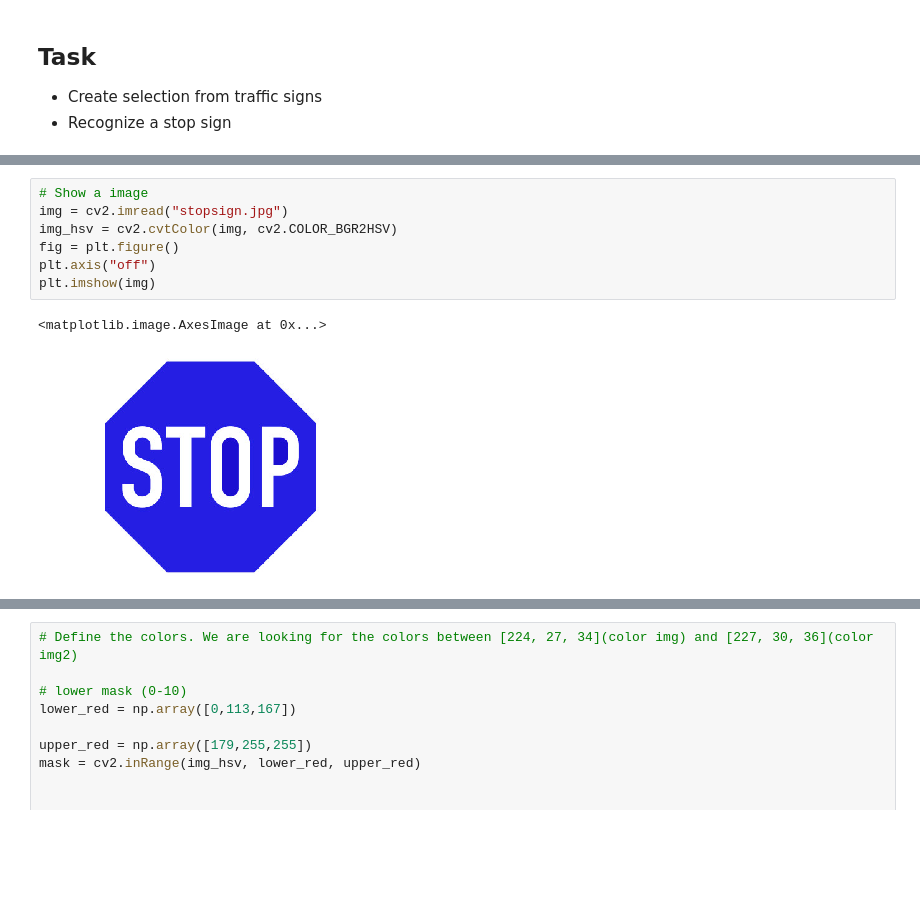
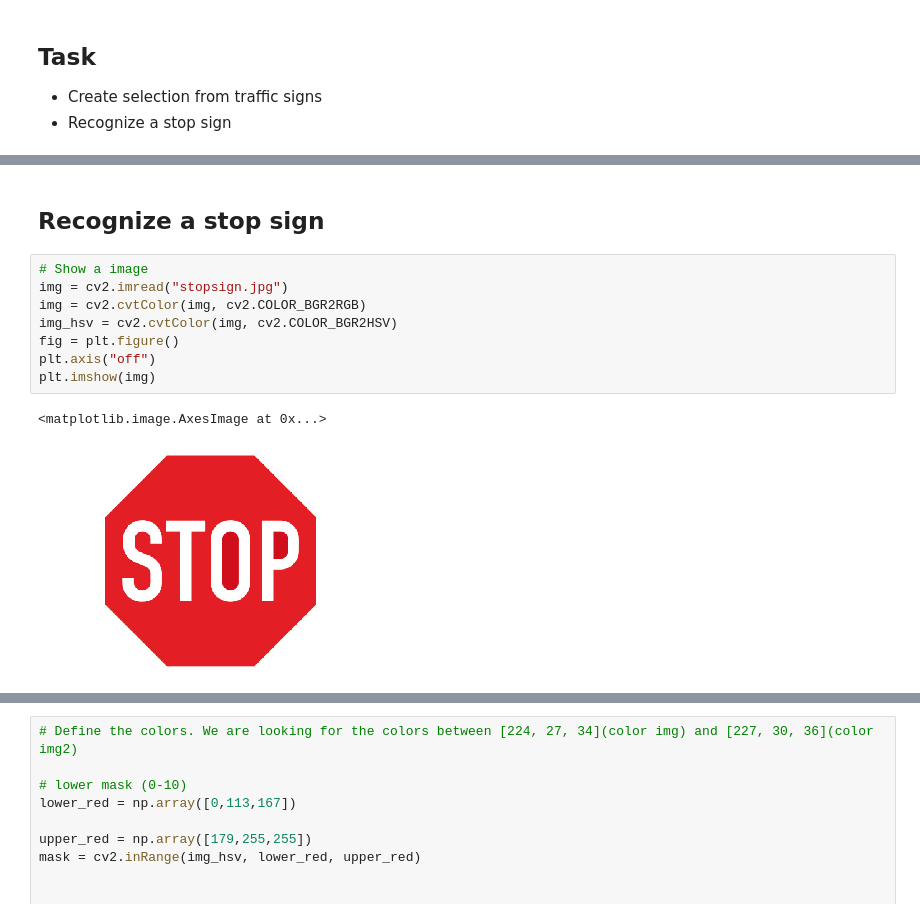
Before and after one commit to uol-mediaprocessing-201920/group-projects-traffic-signs, a Jupyter notebook: Pres_3/main_traffic_signs.ipynb, the cells around one changed output, grey strips where cells are left out. Saved outputs shown, nothing was run; the diff lists cells and outputs as text; blank space fills up the shorter version.

```diff
--- a/Pres_3/main_traffic_signs.ipynb
+++ b/Pres_3/main_traffic_signs.ipynb
@@ -30,10 +85,13 @@ import numpy as np
+# %% [markdown]
+## Recognize a stop sign
 # %%
 # Show a image
 img = cv2.imread("stopsign.jpg")
+img = cv2.cvtColor(img, cv2.COLOR_BGR2RGB)
 img_hsv = cv2.cvtColor(img, cv2.COLOR_BGR2HSV)
 fig = plt.figure()
 plt.axis("off")
 plt.imshow(img)
 # %% [output]
 <matplotlib.image.AxesImage at 0x...>
-[figure, old version]
+[figure, new version]
```
Also changed, not shown: parts of 11 cells of this notebook.
